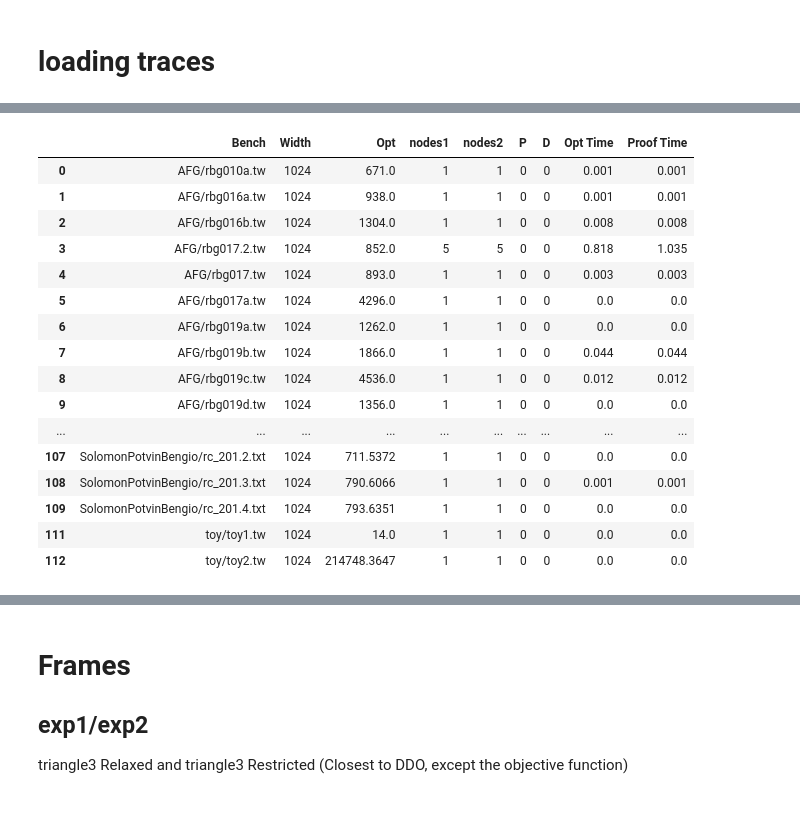
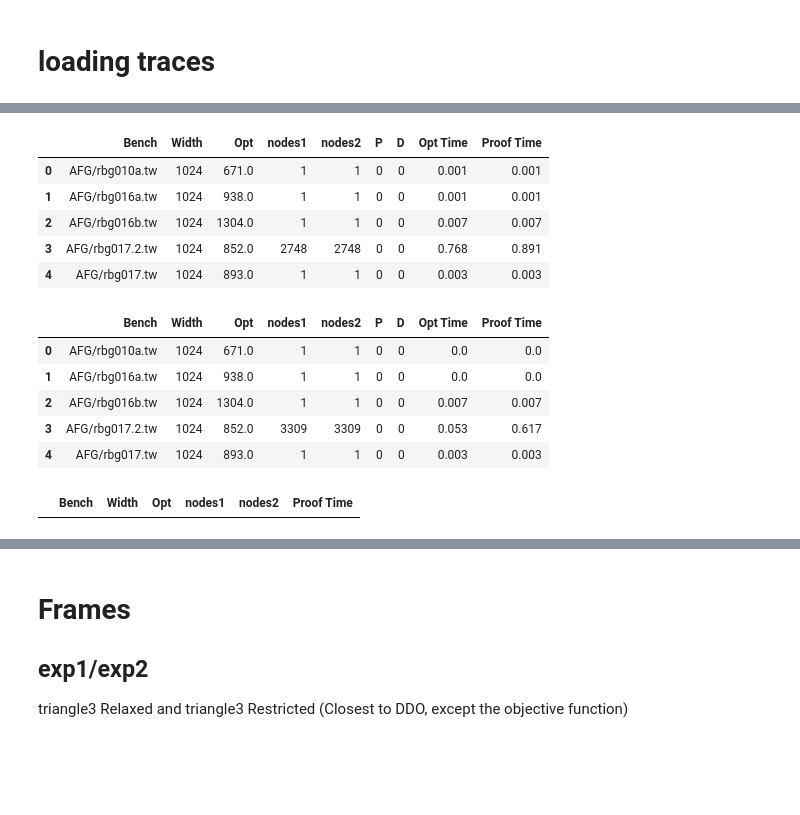
Before and after one commit to ldmbouge/CODD, a Jupyter notebook: experiments/gen2.ipynb, the cells around one changed output, grey strips where cells are left out. Drawn from its saved outputs; the diff is of its cells as text; code cells hidden in the pictures; blank space fills up the shorter version.

```diff
--- a/experiments/gen copy.ipynb
+++ b/experiments/gen2.ipynb
@@ -167,37 +147,44 @@ with pd.option_context('display.max_rows', None,):
+# %%
+exp3 = experiment_to_df_tsptw(f'{cwd}/tsptw3RFT', scale_opt=10000.0); exp3['Bench'] = exp3['Bench'].str.split('/').str[-2:].str.join('/')
+exp3Clean = exp3.dropna()
+with pd.option_context('display.max_rows', None,):
+    display(exp3Clean.head())
+# %% [output]
+|  | Bench | Width | Opt | nodes1 | nodes2 | P | D | Opt Time | Proof Time |
+| 0 | AFG/rbg010a.tw | 1024 | 671.0 | 1 | 1 | 0 | 0 | 0.001 | 0.001 |
+| 1 | AFG/rbg016a.tw | 1024 | 938.0 | 1 | 1 | 0 | 0 | 0.001 | 0.001 |
+| 2 | AFG/rbg016b.tw | 1024 | 1304.0 | 1 | 1 | 0 | 0 | 0.007 | 0.007 |
+| 3 | AFG/rbg017.2.tw | 1024 | 852.0 | 2748 | 2748 | 0 | 0 | 0.768 | 0.891 |
+| 4 | AFG/rbg017.tw | 1024 | 893.0 | 1 | 1 | 0 | 0 | 0.003 | 0.003 |
+# %%
+exp4 = experiment_to_df_tsptw(f'{cwd}/tsptw3RO', scale_opt=10000.0); exp4['Bench'] = exp4['Bench'].str.split('/').str[-2:].str.join('/')
+exp4Clean = exp4.dropna()
+with pd.option_context('display.max_rows', None,):
+    display(exp4Clean.head())
+# %% [output]
+|  | Bench | Width | Opt | nodes1 | nodes2 | P | D | Opt Time | Proof Time |
+| 0 | AFG/rbg010a.tw | 1024 | 671.0 | 1 | 1 | 0 | 0 | 0.0 | 0.0 |
+| 1 | AFG/rbg016a.tw | 1024 | 938.0 | 1 | 1 | 0 | 0 | 0.0 | 0.0 |
+| 2 | AFG/rbg016b.tw | 1024 | 1304.0 | 1 | 1 | 0 | 0 | 0.007 | 0.007 |
+| 3 | AFG/rbg017.2.tw | 1024 | 852.0 | 3309 | 3309 | 0 | 0 | 0.053 | 0.617 |
+| 4 | AFG/rbg017.tw | 1024 | 893.0 | 1 | 1 | 0 | 0 | 0.003 | 0.003 |
 # %%
-#Done(1):6710000.000000	 #iterations:7	 Time:0.000000/0.000000s	Width: 1/128
+patterns = [
+    r'(\S*) w:(\S*)\s.*',
+    r'T.O.|Done\(\d*\):($flt)\s+#iterations:($flt)\s+Time:($flt)\/($flt)s\s+Width: ($flt)\/($flt)'.replace(r'$flt', flt)
+]
+labels_list = [
+    ['Bench', 'Width'],
+    ['Opt', 'iterations', 'Opt Time', 'Proof Time', None, None]
+]
+types_list = [
+    [str,str],
+    [i32,i32,i32,f64_TO]
+]
 
-# pattern1 = r'(\S*) w:(\S*)\s.*'
-# pattern2 = r'T.O.|Done\(\d*\):($flt)\s+#iterations:($flt)\s+Time:($flt)\/($flt)s\s+Width: ($flt)\/($flt)'.replace(r'$flt', flt)
-# patterns = [pattern1, pattern2]
-
-# labels1 = ['Bench', 'Width']
-# labels2 = ['Opt', 'iterations', 'Opt Time', 'Proof Time', 'Starting Width', 'Final Width']
-# labels_list = [labels1, labels2]
-
-# type1 = [str, np.int32]
-# type2 = [f64, i32, f64_TO, f64_TO, i32, i32]
-# types_list = [type1, type2]
-
-exp3 = experiment_to_df_tsptw('tsptw3_TO_50/tsptw3RFT', scale_opt=10000.0); exp3['Bench'] = exp3['Bench'].str.split('/').str[-2:].str.join('/')
-exp3Clean = exp3.dropna()
+exp5 = experiment_to_df_tsptw(f'{cwd}/tsptw3RONQ', scale_opt=10000.0, patterns=patterns, labels_list=labels_list, types_list=types_list); exp5['Bench'] = exp5['Bench'].str.split('/').str[-2:].str.join('/')
+exp5Clean = exp5.dropna()
 with pd.option_context('display.max_rows', None,):
-    display(exp3Clean)
+    display(exp5Clean.head())
 # %% [output]
-|  | Bench | Width | Opt | nodes1 | nodes2 | P | D | Opt Time | Proof Time |
-| 0 | AFG/rbg010a.tw | 1024 | 671.0 | 1 | 1 | 0 | 0 | 0.001 | 0.001 |
-| 1 | AFG/rbg016a.tw | 1024 | 938.0 | 1 | 1 | 0 | 0 | 0.001 | 0.001 |
-| 2 | AFG/rbg016b.tw | 1024 | 1304.0 | 1 | 1 | 0 | 0 | 0.008 | 0.008 |
-| 3 | AFG/rbg017.2.tw | 1024 | 852.0 | 5 | 5 | 0 | 0 | 0.818 | 1.035 |
-| 4 | AFG/rbg017.tw | 1024 | 893.0 | 1 | 1 | 0 | 0 | 0.003 | 0.003 |
-| 5 | AFG/rbg017a.tw | 1024 | 4296.0 | 1 | 1 | 0 | 0 | 0.0 | 0.0 |
-| 6 | AFG/rbg019a.tw | 1024 | 1262.0 | 1 | 1 | 0 | 0 | 0.0 | 0.0 |
-| 7 | AFG/rbg019b.tw | 1024 | 1866.0 | 1 | 1 | 0 | 0 | 0.044 | 0.044 |
-| 8 | AFG/rbg019c.tw | 1024 | 4536.0 | 1 | 1 | 0 | 0 | 0.012 | 0.012 |
-| 9 | AFG/rbg019d.tw | 1024 | 1356.0 | 1 | 1 | 0 | 0 | 0.0 | 0.0 |
-| ... | ... | ... | ... | ... | ... | ... | ... | ... | ... |
-| 107 | SolomonPotvinBengio/rc_201.2.txt | 1024 | 711.5372 | 1 | 1 | 0 | 0 | 0.0 | 0.0 |
-| 108 | SolomonPotvinBengio/rc_201.3.txt | 1024 | 790.6066 | 1 | 1 | 0 | 0 | 0.001 | 0.001 |
-| 109 | SolomonPotvinBengio/rc_201.4.txt | 1024 | 793.6351 | 1 | 1 | 0 | 0 | 0.0 | 0.0 |
-| 111 | toy/toy1.tw | 1024 | 14.0 | 1 | 1 | 0 | 0 | 0.0 | 0.0 |
-| 112 | toy/toy2.tw | 1024 | 214748.3647 | 1 | 1 | 0 | 0 | 0.0 | 0.0 |
+|  | Bench | Width | Opt | nodes1 | nodes2 | Proof Time |
```
Also changed, not shown: parts of 25 cells of this notebook, 1 other file.
